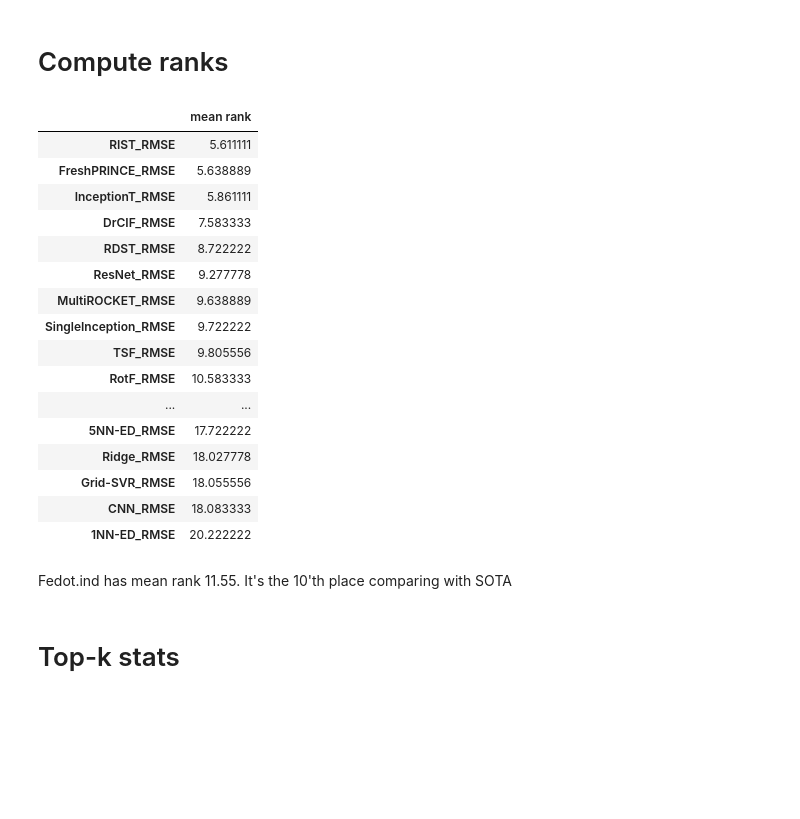
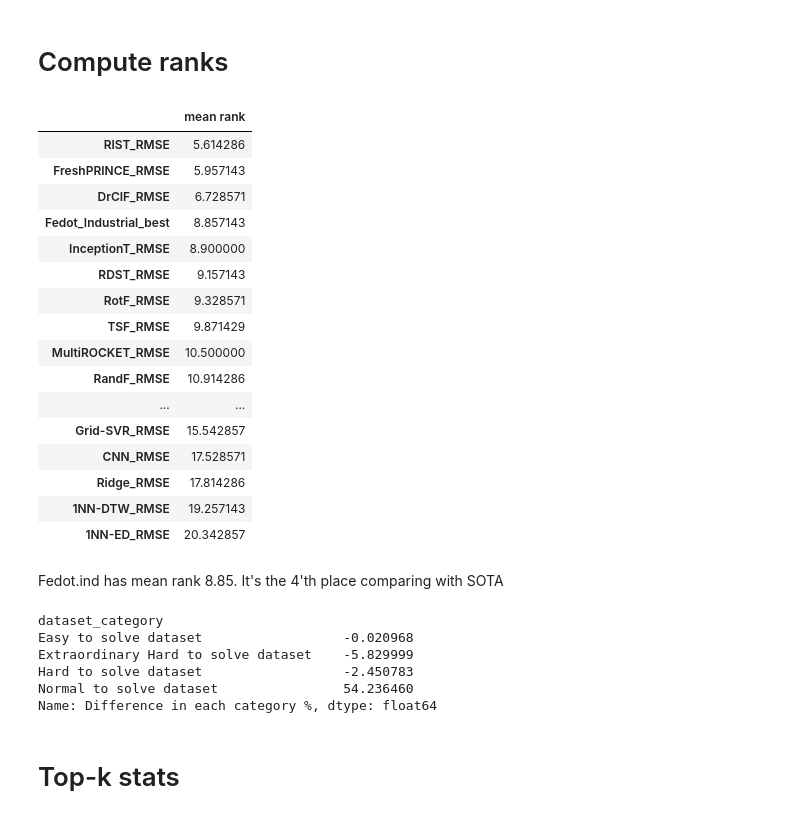
Before and after one commit to aimclub/Fedot.Industrial, a Jupyter notebook: examples/benchmark_example/analysis of results/analysis_regr.ipynb, the cells around one changed output. Drawn from its saved outputs; the diff is of its cells as text; code cells hidden in the pictures; blank space fills up the shorter version.

```diff
--- a/examples/benchmark_example/analysis of results/analysis_regr.ipynb
+++ b/examples/benchmark_example/analysis of results/analysis_regr.ipynb
@@ -10,13 +10,18 @@ path_to_results_2024 = PROJECT_PATH + '/benchmark/results/time_series_multi_reg_
 reg_comp =pd.read_csv(path_to_results_2024, sep=';',decimal='.', index_col=0)
 for i in os.listdir(path_to_datasets):
     try:
+        print(i)
         metric_report = Path(path_to_datasets, i, 'metrics_report.csv')
         data = pd.read_csv(metric_report)
-        new_metric = float(data[data['Dataset Name'] == i]['Fedot_Industrial_best'].values)
-        old_metric = float(reg_comp.loc[i, ['Fedot_Industrial']].values)
-        if new_metric < old_metric:
+        try:
+            new_metric = float(data[data['Dataset Name'] == i]['Fedot_Industrial_best'].values)
+        except Exception:
+            new_metric = float(data[data['Dataset Name'] == i]['Fedot_Industrial'].values)
+        old_metric = float(reg_comp.loc[i, ['Fedot_Industrial_best']].values)
+        if new_metric < old_metric or old_metric == 0:
             print(f"New result for dataset - {i}. Old metric - {old_metric}. New metric - {new_metric}")
             reg_comp.loc[i, ['Fedot_Industrial_best']] = new_metric
-    except Exception as e:
-        print(f"Error on dataset - {i}")
+    except Exception:
+        _ = 1
+reg_comp = reg_comp.dropna(axis=0)
 # %% [output]
@@ -40,5 +53,16 @@ Error on dataset - WaveDataTension
+# %%
+def categorize_dataset(metric):
+    if metric < 10:
+        return 'Easy to solve dataset'
+    elif 10 < metric < 20:
+        return 'Normal to solve dataset'
+    elif 20 < metric < 30:
+        return 'Hard to solve dataset'
+    else:
+        return 'Extraordinary Hard to solve dataset'
 # %%
-reg_comp = reg_comp.dropna(axis=0)
-reg_comp['Difference %'] = ((reg_comp.iloc[:, :-2].min(axis=1) - reg_comp['Fedot_Industrial_best']) / reg_comp.iloc[:, :-2].min(axis=1)) * 100
+stable_models = [ x for x in reg_comp.columns if x not in not_stable_models]
+reg_comp['Difference %'] = ((reg_comp.iloc[:, :-2].min(axis=1) - reg_comp['Fedot_Industrial_best']) / min(reg_comp.iloc[:, :-2].min(axis=1).values[0],reg_comp.iloc[:, :-2].mean(axis=1).values[0])) * 100
+reg_comp['Metric dispersion by dataset'] = (reg_comp.iloc[:, :-1].std(axis=1)/reg_comp.iloc[:, :-1].max(axis=1))*100
+reg_comp['dataset_category'] = reg_comp['Metric dispersion by dataset'].apply(categorize_dataset)
 reg_comp = reg_comp[reg_comp['Fedot_Industrial_best']!=0]
-reg_comp
@@ -64,28 +90,40 @@ reg_comp
 # %% [markdown]
 # Compute ranks
 # %%
-clear_csv = reg_comp.iloc[:, :-1]
+clear_csv = reg_comp.iloc[:, :-3]
 pd.DataFrame(clear_csv.rank(axis=1).mean(axis=0).sort_values(), columns=['mean rank'])
 # %% [output]
 |  | mean rank |
-| RIST_RMSE | 5.611111 |
-| FreshPRINCE_RMSE | 5.638889 |
-| InceptionT_RMSE | 5.861111 |
-| DrCIF_RMSE | 7.583333 |
-| RDST_RMSE | 8.722222 |
-| ResNet_RMSE | 9.277778 |
-| MultiROCKET_RMSE | 9.638889 |
-| SingleInception_RMSE | 9.722222 |
-| TSF_RMSE | 9.805556 |
-| RotF_RMSE | 10.583333 |
+| RIST_RMSE | 5.614286 |
+| FreshPRINCE_RMSE | 5.957143 |
+| DrCIF_RMSE | 6.728571 |
+| Fedot_Industrial_best | 8.857143 |
+| InceptionT_RMSE | 8.900000 |
+| RDST_RMSE | 9.157143 |
+| RotF_RMSE | 9.328571 |
+| TSF_RMSE | 9.871429 |
+| MultiROCKET_RMSE | 10.500000 |
+| RandF_RMSE | 10.914286 |
 | ... | ... |
-| 5NN-ED_RMSE | 17.722222 |
-| Ridge_RMSE | 18.027778 |
-| Grid-SVR_RMSE | 18.055556 |
-| CNN_RMSE | 18.083333 |
-| 1NN-ED_RMSE | 20.222222 |
+| Grid-SVR_RMSE | 15.542857 |
+| CNN_RMSE | 17.528571 |
+| Ridge_RMSE | 17.814286 |
+| 1NN-DTW_RMSE | 19.257143 |
+| 1NN-ED_RMSE | 20.342857 |
 # %% [markdown]
-Fedot.ind has mean rank 11.55. It's the 10'th place comparing with SOTA
+Fedot.ind has mean rank 8.85. It's the 4'th place comparing with SOTA
+# %%
+groupby_df = reg_comp.groupby(by = 'dataset_category').mean()
+groupby_df = groupby_df.iloc[:,:-2]
+groupby_df['Difference in each category %'] = groupby_df.iloc[:, :-1].min(axis=1) - groupby_df['Fedot_Industrial_best']
+groupby_df['Difference in each category %']
+# %% [output]
+dataset_category
+Easy to solve dataset                  -0.020968
+Extraordinary Hard to solve dataset    -5.829999
+Hard to solve dataset                  -2.450783
+Normal to solve dataset                54.236460
+Name: Difference in each category %, dtype: float64
 # %% [markdown]
 # Top-k stats
 # %%
```
Also changed, not shown: parts of 9 cells of this notebook, 3 other files.
